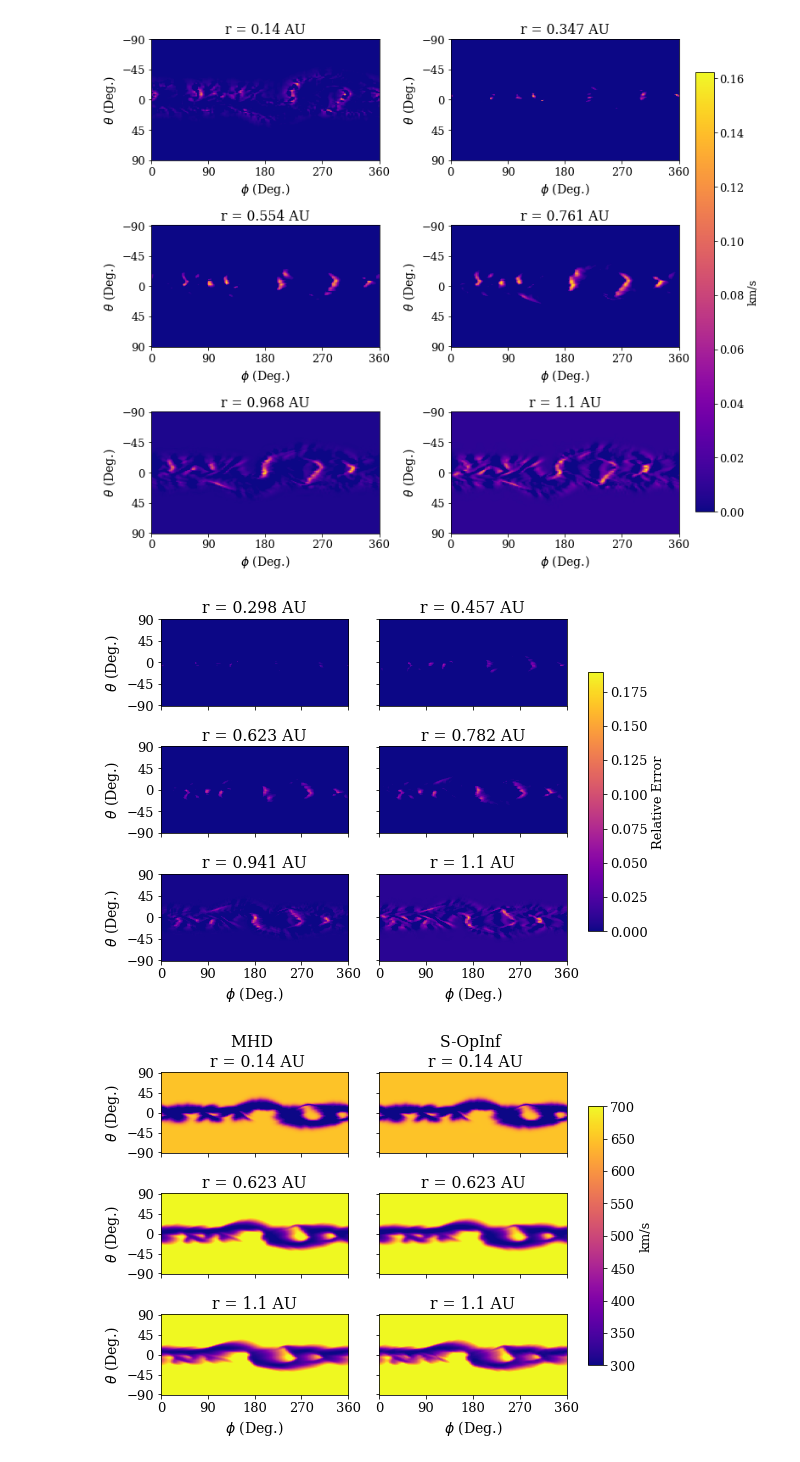
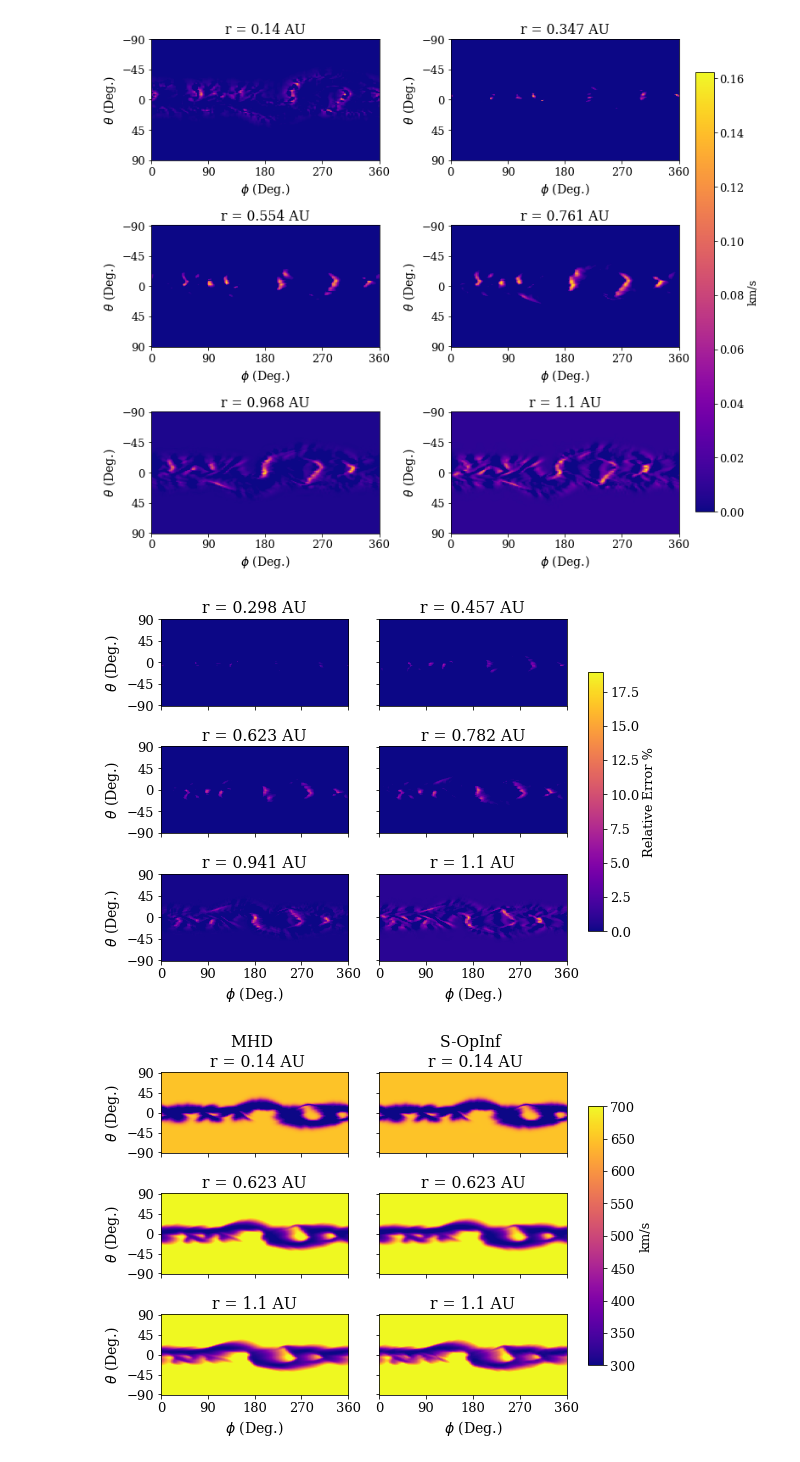
Before and after one commit to opaliss/Space-Weather-ROM, a Jupyter notebook: MHD/sOpInf-MHD-FullSun.ipynb, the cells around one changed output. Saved outputs shown, nothing was run; the diff lists cells and outputs as text; code cells hidden in the pictures.

```diff
--- a/MHD/sOpInf-MHD-FullSun.ipynb
+++ b/MHD/sOpInf-MHD-FullSun.ipynb
@@ -872,41 +874,41 @@ fig, ax = plt.subplots(ncols=2, nrows=3, sharex=True, sharey=True, figsize=(7,6)
 
 for id_subplot, snapshot in enumerate([1*len(r)//6, 3*len(r)//6,  len(r)-1 - len(r)//6], start=0):
 
-    im = ax[id_subplot][0].imshow(RE[:, :, snapshot].T,  vmin=0, vmax=np.max(RE),
+    im = ax[id_subplot][0].imshow(100*RE[:, :, snapshot].T,  vmin=0, vmax=np.max(100*RE),
                     extent=[p[0]*180/np.pi, p[-1]*180/np.pi, t[0]*180/np.pi, t[-1]*180/np.pi],
                  cmap="plasma", aspect="auto", origin="lower")
 
     ax[id_subplot][0].set_title("r = " + str(round(r[snapshot].to(u.AU).value, 3)) + " AU")
     ax[id_subplot][0].set_ylabel(r"$\theta$ (Deg.)", fontsize=14)
     ax[id_subplot][0].set_yticks([90, 45, 0, -45, -90])
     ax[id_subplot][0].set_xticks([360, 270, 180, 90, 0])
 
-    im = ax[id_subplot][1].imshow(RE[:, :, snapshot + len(r)//6].T, vmin=0, vmax=np.max(RE),
+    im = ax[id_subplot][1].imshow(100*RE[:, :, snapshot + len(r)//6].T, vmin=0, vmax=np.max(100*RE),
                     extent=[p[0]*180/np.pi, p[-1]*180/np.pi, t[0]*180/np.pi, t[-1]*180/np.pi],
                  cmap="plasma", aspect="auto", origin="lower")
 
     ax[id_subplot][1].set_title("r = " + str(round(r[snapshot + len(r)//6].to(u.AU).value, 3)) + " AU")
     ax[id_subplot][1].set_yticks([90, 45, 0, -45, -90])
     ax[id_subplot][1].set_xticks([360, 270, 180, 90, 0])
 
 ax[2][0].set_xlabel(r"$\phi$ (Deg.)", fontsize=14)
 ax[2][1].set_xlabel(r"$\phi$ (Deg.)", fontsize=14)
 
 #ax[0][0].set_title("MHD \n r = " + str(round(r[0].to(u.AU).value, 3)) + " AU")
 #ax[0][1].set_title("S-OpInf \n r = " + str(round(r[0].to(u.AU).value, 3)) + " AU")
 
 fig.subplots_adjust(right=0.8)
 cbar_ax = fig.add_axes([0.99, 0.2, 0.03, 0.6])
 fig.colorbar(im, cax=cbar_ax)
 
-_ = cbar_ax.set_ylabel("Relative Error", rotation=90)
+_ = cbar_ax.set_ylabel("Relative Error %", rotation=90)
 
 
 plt.tight_layout()
 
 fig.savefig("figs/CR" + str(cr) + "/cAH/RE-comparison-cAH.png", dpi=500, bbox_inches='tight')
 # %% [output]
-[figure, old version]
+[figure, new version]
 # %%
 fig, ax = plt.subplots(ncols=2, nrows=3, sharex=True, sharey=True, figsize=(7,6))
 
```
Also changed, not shown: parts of 6 cells of this notebook, 28 other files.
